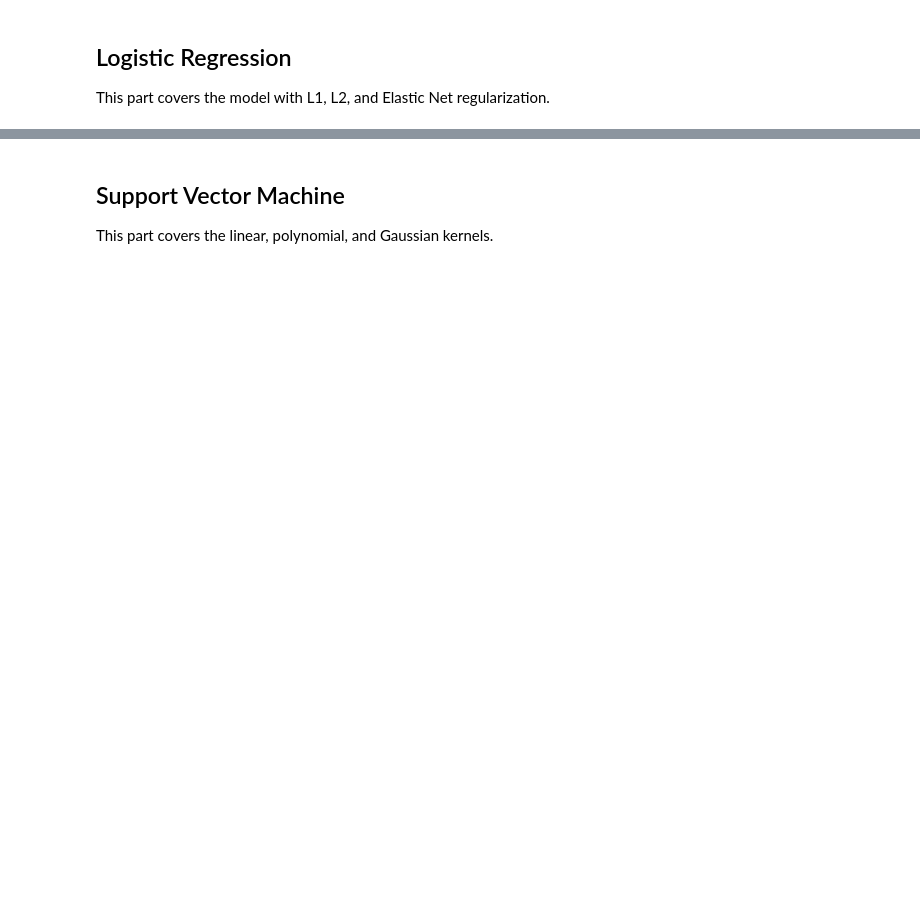
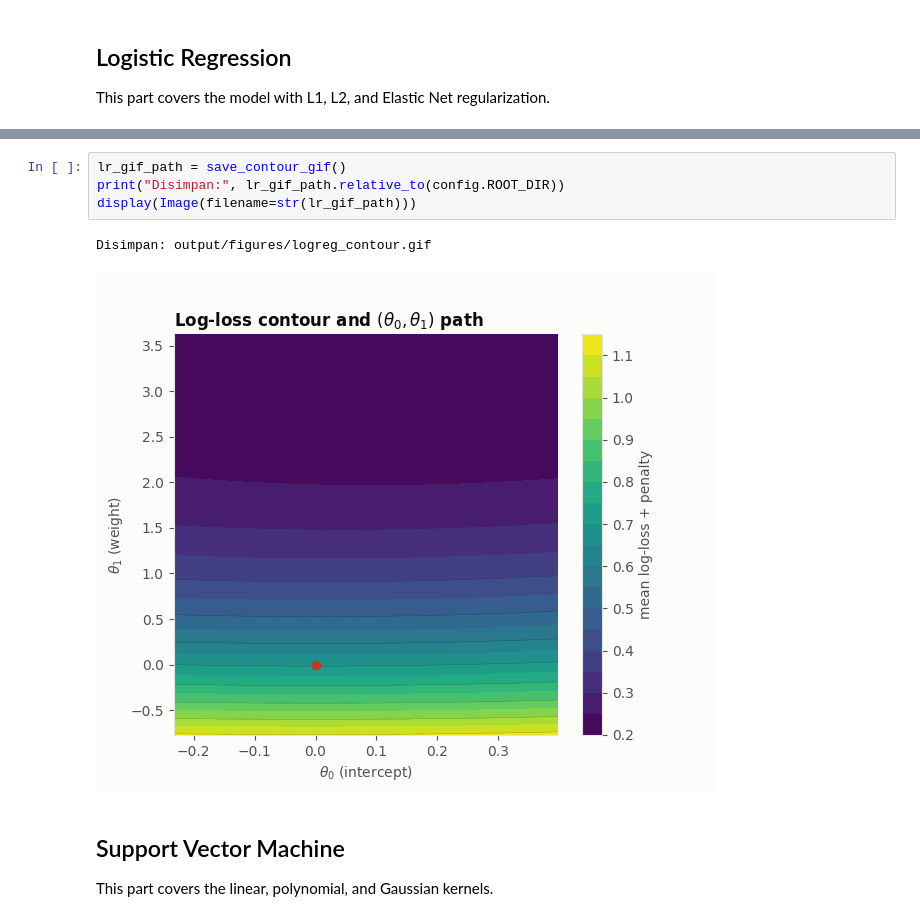
Before and after one commit to fahdmz/IF3170_G18_Tandborste, a Jupyter notebook: main.ipynb, the cells around one changed output, grey strips where cells are left out. Drawn from its saved outputs; the diff is of its cells as text; blank space fills up the shorter version.

```diff
--- a/main.ipynb
+++ b/main.ipynb
@@ -1189,3 +1486,10 @@ print(confusion_matrix(y_va.to_numpy(), lr_val_pred))
+# %%
+lr_gif_path = save_contour_gif()
+print("Disimpan:", lr_gif_path.relative_to(config.ROOT_DIR))
+display(Image(filename=str(lr_gif_path)))
+# %% [output]
+Disimpan: output/figures/logreg_contour.gif
+[figure, added]
 # %% [markdown]
 ## Support Vector Machine
 
```
Also changed, not shown: parts of 59 cells of this notebook, 14 other files.
